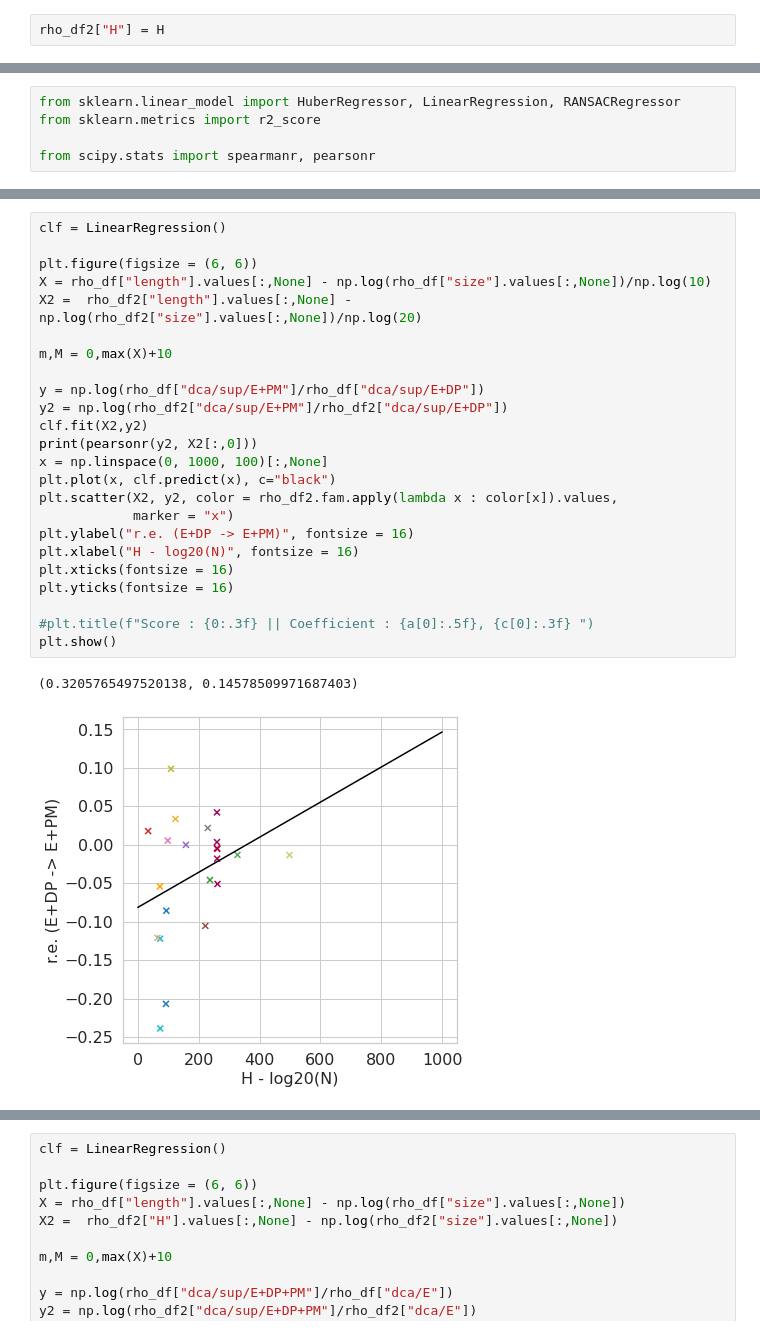
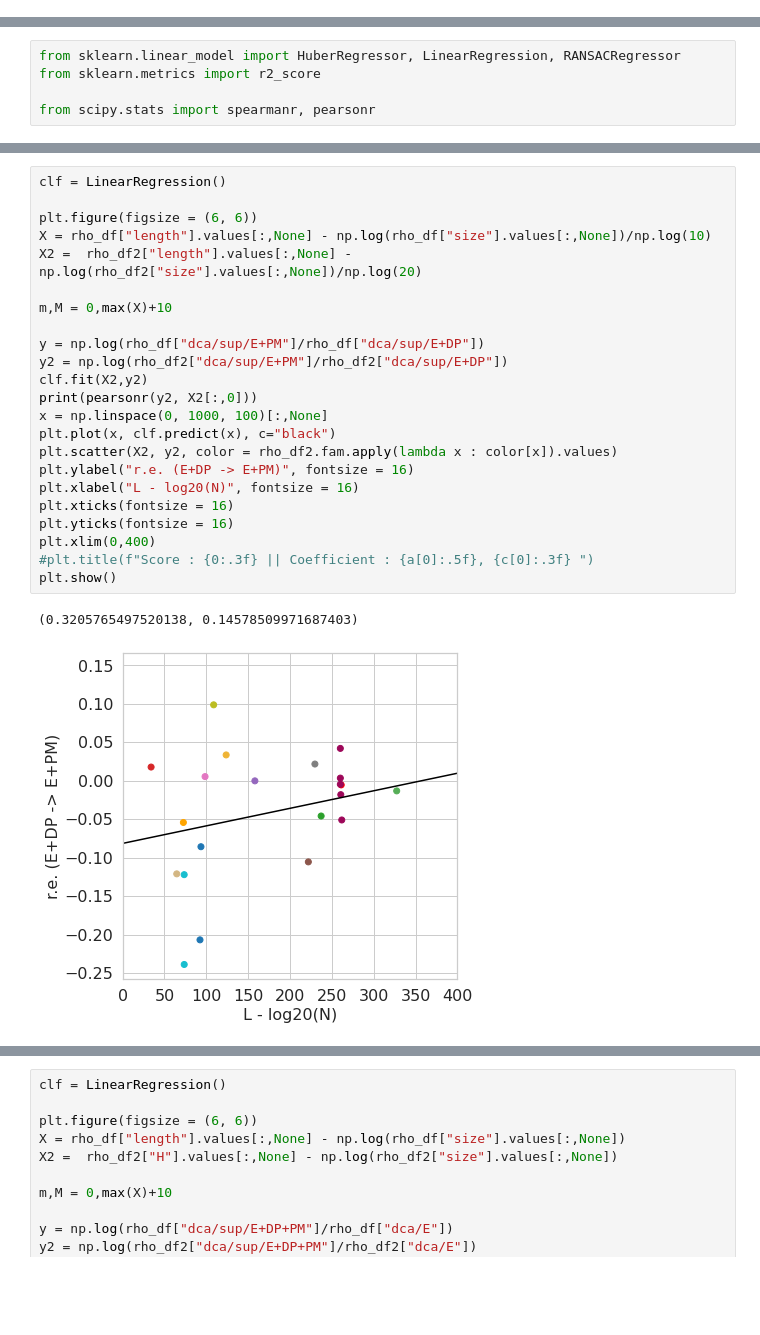
Before and after one commit to CyrilMa/ssqa, a Jupyter notebook: notebooks/Mutational_Datasets_Analysis.ipynb, the cells around one changed output, grey strips where cells are left out. Cells and saved outputs as stored; diff of their text form; blank space fills up the shorter version.

```diff
--- a/notebooks/Visualisation Mutational Datasets.ipynb
+++ b/notebooks/Mutational_Datasets_Analysis.ipynb
@@ -80,5 +53,3 @@ Available :  seq L seq_hmm pattern
-# %%
-rho_df2["H"] = H
 # %%
 cols = ['#1f77b4', '#ff7f0e', '#2ca02c', '#d62728', '#9467bd', '#8c564b', '#e377c2', '#7f7f7f', '#bcbd22', '#17becf', '#56ae57',
        '#efb435', '#d3b683', '#c9d179', '#9d0759', "orange", "red"]
@@ -239,27 +159,26 @@ rho_df2[rho_df2["H"].values[:,None]/np.log(rho_df2["size"].values[:,None]) > 150
 # %%
 clf = LinearRegression()
 
 plt.figure(figsize = (6, 6))
 X = rho_df["length"].values[:,None] - np.log(rho_df["size"].values[:,None])/np.log(10)
 X2 =  rho_df2["length"].values[:,None] - np.log(rho_df2["size"].values[:,None])/np.log(20)
 
 m,M = 0,max(X)+10
 
 y = np.log(rho_df["dca/sup/E+PM"]/rho_df["dca/sup/E+DP"])
 y2 = np.log(rho_df2["dca/sup/E+PM"]/rho_df2["dca/sup/E+DP"])
 clf.fit(X2,y2)
 print(pearsonr(y2, X2[:,0]))
 x = np.linspace(0, 1000, 100)[:,None]
 plt.plot(x, clf.predict(x), c="black")
-plt.scatter(X2, y2, color = rho_df2.fam.apply(lambda x : color[x]).values,
-            marker = "x")
+plt.scatter(X2, y2, color = rho_df2.fam.apply(lambda x : color[x]).values)
 plt.ylabel("r.e. (E+DP -> E+PM)", fontsize = 16)
-plt.xlabel("H - log20(N)", fontsize = 16)
+plt.xlabel("L - log20(N)", fontsize = 16)
 plt.xticks(fontsize = 16)
 plt.yticks(fontsize = 16)
-
+plt.xlim(0,400)
 #plt.title(f"Score : {0:.3f} || Coefficient : {a[0]:.5f}, {c[0]:.3f} ")
 plt.show()
 # %% [output]
 (0.3205765497520138, 0.14578509971687403)
-[figure, old version]
+[figure, new version]
```
Also changed, not shown: parts of 7 cells of this notebook, 10 other files.
